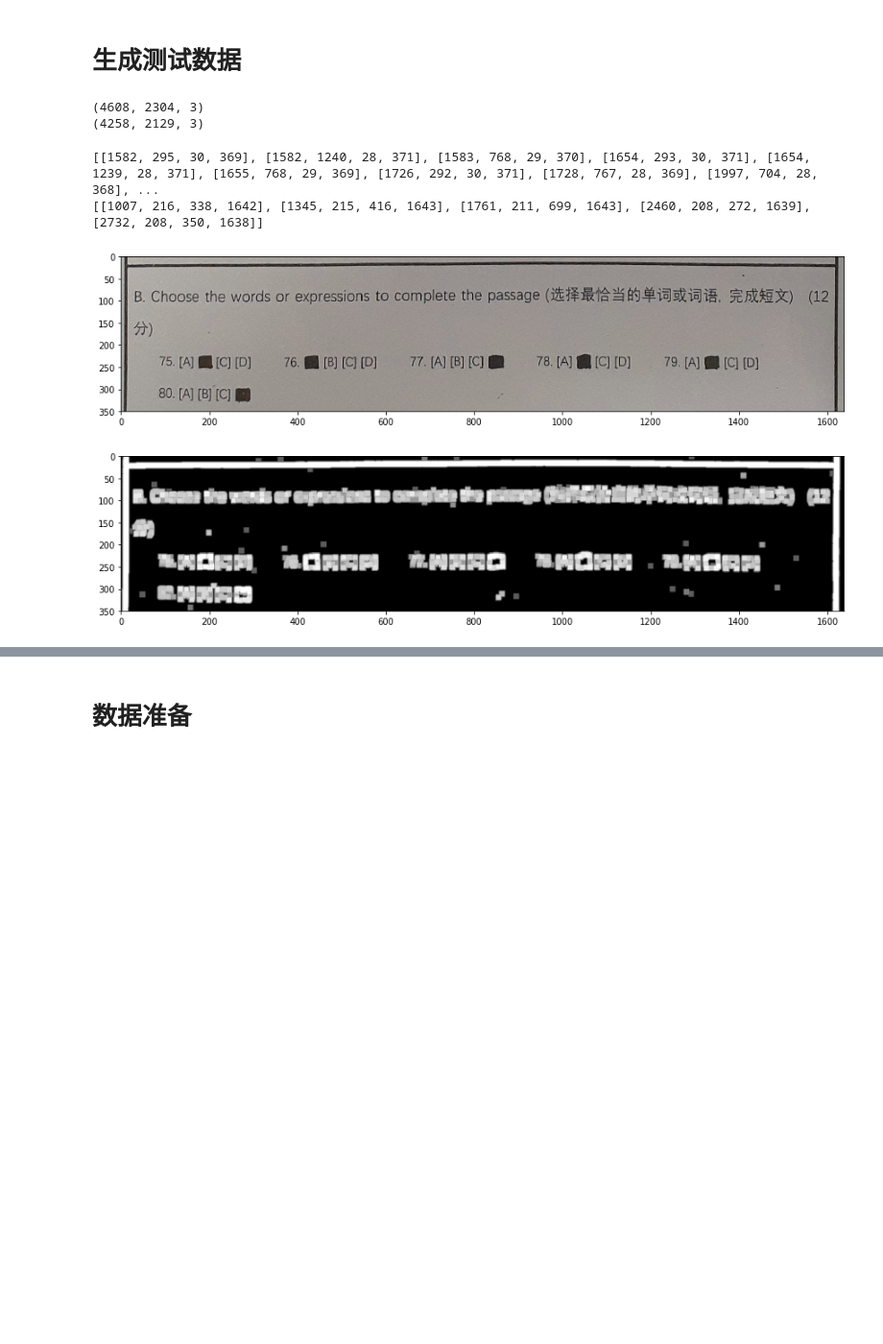
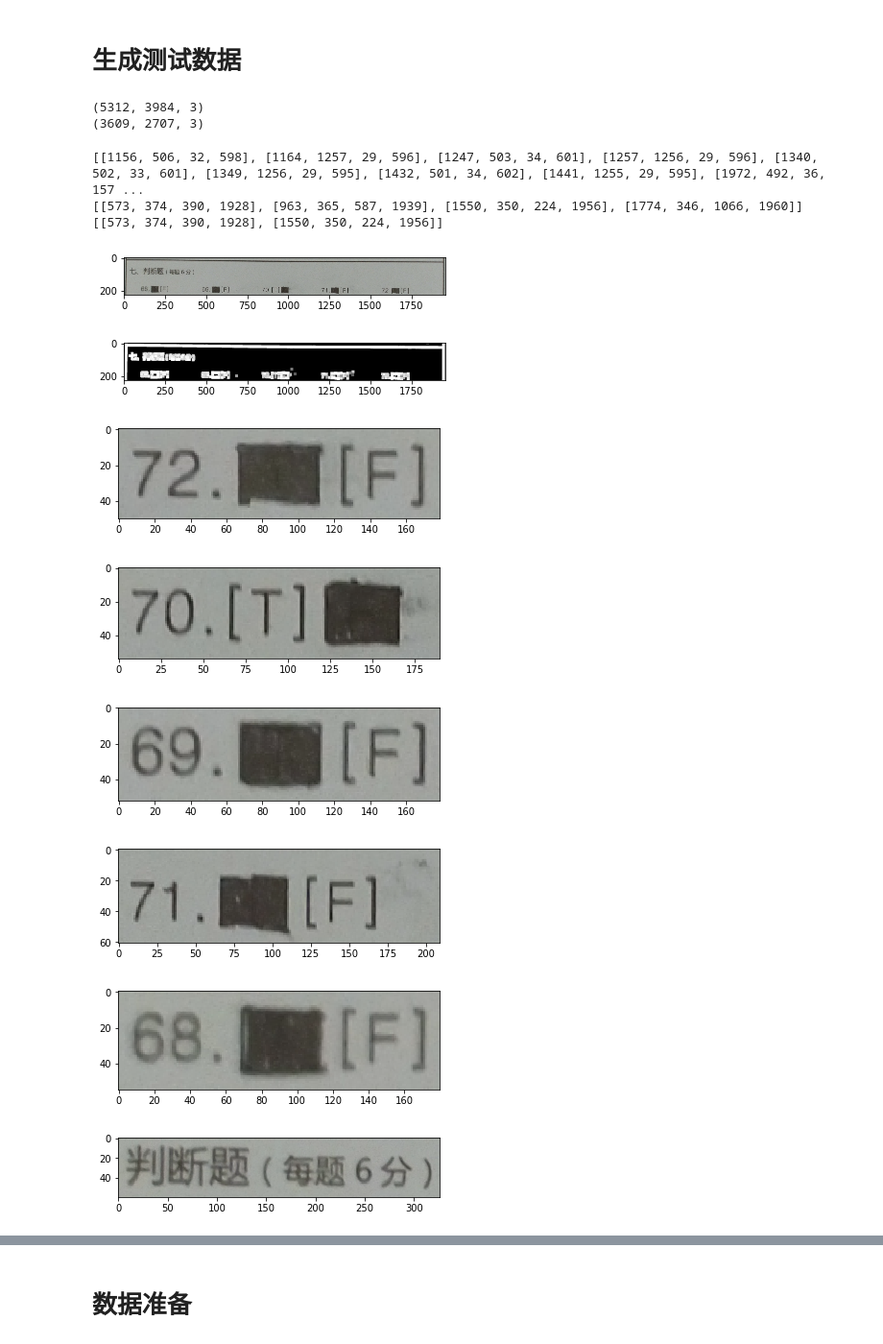
Before and after one commit to hecongziyu/myproject, a Jupyter notebook: imagehandle/试卷客观题识别.ipynb, the cells around one changed output, grey strips where cells are left out. Shown at 96% size. Saved outputs shown, nothing was run; the diff lists cells and outputs as text; code cells hidden in the pictures; blank space fills up the shorter version.

```diff
--- a/imagehandle/试卷客观题识别.ipynb
+++ b/imagehandle/试卷客观题识别.ipynb
@@ -27,7 +27,7 @@ def get_text_rect(image):
     img = cv2.dilate(img, element)
 
     img = cv2.blur(img, tuple((5, 5)))
-    element = cv2.getStructuringElement(cv2.MORPH_RECT, tuple((5, 5)), (-1, -1))
+    element = cv2.getStructuringElement(cv2.MORPH_RECT, tuple((7, 7)), (-1, -1))
     img = cv2.dilate(img, element, iterations=2)
     plt.imshow(img,'gray')
     plt.show()
@@ -36,7 +36,7 @@ def get_text_rect(image):
     # print(contours)
     for cnt in contours:
         x,y,w,h = cv2.boundingRect(cnt)
-        if w > 200 and w < 2000:
+        if w > 150 and w < 400:
             cnts.append([y,x,h,w])
     return cnts
 
@@ -68,8 +68,8 @@ def get_char_rect(image):
 # 读取数据
 from common.examdetect import EXDetect
 clip_path = 'D:\\PROJECT_TW\\git\\data\\example\\image\\clip\\'
-qlists = [0,3,4]
-path = 'D:\\PROJECT_TW\\examrc\\data\\exam\\mobile_2\\1.jpg'
+qlists = [0,2]
+path = 'D:\\PROJECT_TW\\examrc\\data\\exam\\mobile_4\\乐视2max.jpg'
 with  open(path,'rb') as f:
     imgb = f.read()
 image_bin = np.frombuffer(imgb, np.uint8)
@@ -80,29 +80,41 @@ print(exd.origin_image.shape)
 # plt.show()
 idx = 30
 # %% [output]
-(4608, 2304, 3)
-(4258, 2129, 3)
+(5312, 3984, 3)
+(3609, 2707, 3)
 # %%
 # 分隔试卷，取出包含选择题的项
 regions = exd.clip_exam()
+# print(regions)
 rlist = [regions[x] for x in  qlists]
-y,x,h,w = rlist[2]
+print(rlist)
+y,x,h,w = rlist[1]
+cv2.imwrite('d:\\clip_8.jpg',exd.origin_image[y:y+h,x:x+w])
 plt.imshow(exd.origin_image[y:y+h,x:x+w],'gray')
 plt.show()
 
 # 取出文本框
 cnts = get_text_rect(exd.origin_image[y:y+h,x:x+w])
 
 for y1,x1,h1,w1 in cnts:
 #     y1,x1,h1,w1 = cnts[1]
     idx = idx + 1
     rimg = exd.origin_image[y+y1:y+y1+h1, x+x1:x+x1+w1]
+    plt.imshow(rimg,'gray')
+    plt.show()
     cv2.imwrite('{}clip_{}.jpg'.format(clip_path,idx),rimg)
 # %% [output]
-[[1582, 295, 30, 369], [1582, 1240, 28, 371], [1583, 768, 29, 370], [1654, 293, 30, 371], [1654, 1239, 28, 371], [1655, 768, 29, 369], [1726, 292, 30, 371], [1728, 767, 28, 369], [1997, 704, 28, 368], ...
-[[1007, 216, 338, 1642], [1345, 215, 416, 1643], [1761, 211, 699, 1643], [2460, 208, 272, 1639], [2732, 208, 350, 1638]]
+[[1156, 506, 32, 598], [1164, 1257, 29, 596], [1247, 503, 34, 601], [1257, 1256, 29, 596], [1340, 502, 33, 601], [1349, 1256, 29, 595], [1432, 501, 34, 602], [1441, 1255, 29, 595], [1972, 492, 36, 157 ...
+[[573, 374, 390, 1928], [963, 365, 587, 1939], [1550, 350, 224, 1956], [1774, 346, 1066, 1960]]
+[[573, 374, 390, 1928], [1550, 350, 224, 1956]]
-[figure, old version]
+[figure, new version]
-[figure, old version]
+[figure, new version]
+[figure, added]
+[figure, added]
+[figure, added]
+[figure, added]
+[figure, added]
+[figure, added]
 # %%
 # 从文本框提取字符
 import time
```
